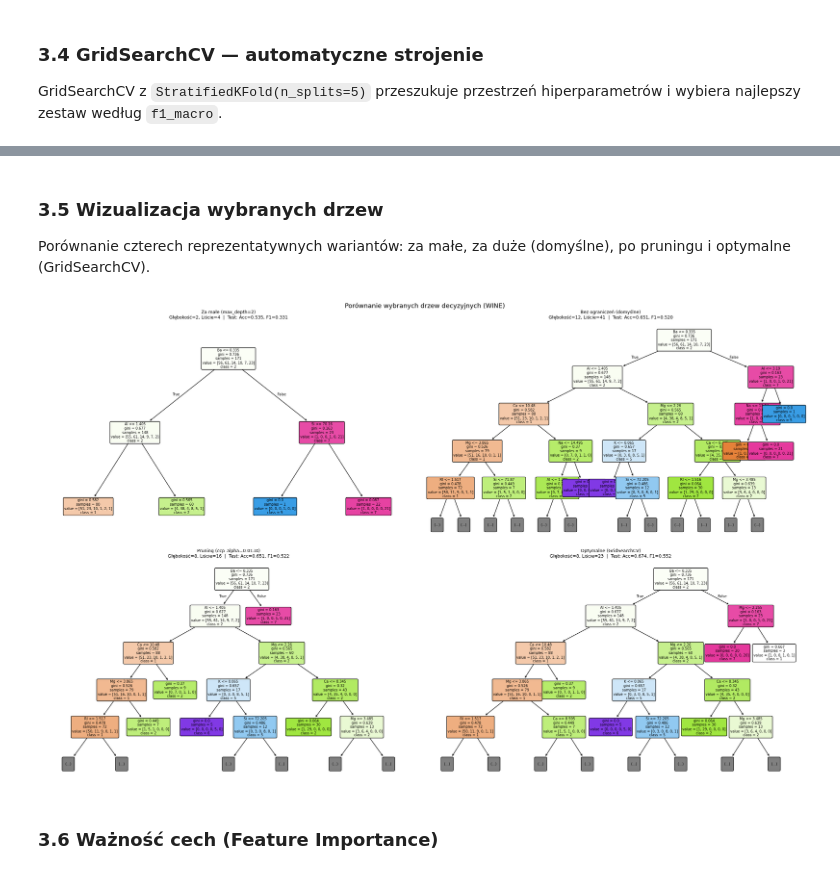
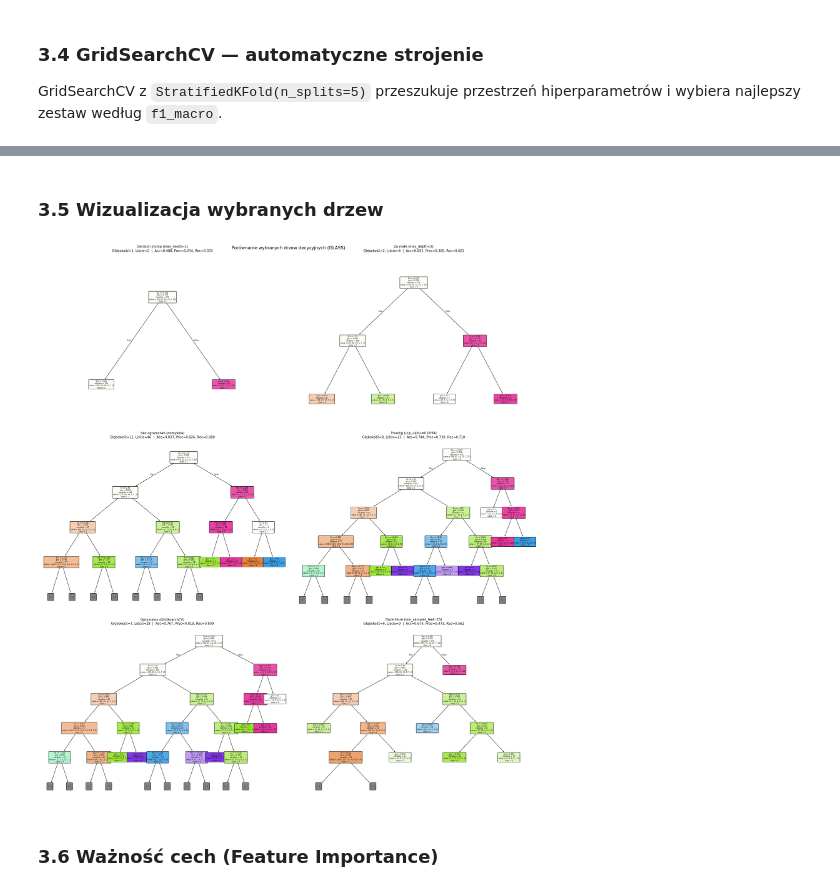
Before and after one commit to mikolaj-olesinski/Machine-Learning-PWR, a Jupyter notebook: lista3/lab3.ipynb, the cells around one changed output, grey strips where cells are left out. Drawn from its saved outputs; the diff is of its cells as text; code cells hidden in the pictures.

```diff
--- a/lista3/lab3.ipynb
+++ b/lista3/lab3.ipynb
@@ -447,43 +525,39 @@ Głębokość: 8, Liście: 23
 # %% [markdown]
 ### 3.5 Wizualizacja wybranych drzew
-
-Porównanie czterech reprezentatywnych wariantów: za małe, za duże (domyślne), po pruningu i optymalne (GridSearchCV).
 # %%
-clf_small  = DecisionTreeClassifier(max_depth=2, random_state=42)
-clf_pruned = DecisionTreeClassifier(ccp_alpha=best_alpha, random_state=42)
-clf_full   = DecisionTreeClassifier(random_state=42)
-
-clf_small.fit(X_train, y_train)
-clf_pruned.fit(X_train, y_train)
-clf_full.fit(X_train, y_train)
+from sklearn.base import clone
 
 tree_variants = [
-    ('Za małe (max_depth=2)',                   clf_small),
-    ('Bez ograniczeń (domyślne)',               clf_full),
-    (f'Pruning (ccp_alpha={best_alpha:.4f})',   clf_pruned),
-    ('Optymalne (GridSearchCV)',                clf_best),
+    ('Decision stump (max_depth=1)',          DecisionTreeClassifier(max_depth=1),                2),
+    ('Za małe (max_depth=2)',                 DecisionTreeClassifier(max_depth=2),                3),
+    ('Bez ograniczeń (domyślne)',             DecisionTreeClassifier(),                           3),
+    (f'Pruning (ccp_alpha={best_alpha:.4f})', DecisionTreeClassifier(ccp_alpha=best_alpha),       4),
+    ('Optymalne (GridSearchCV)',              clone(grid_search.best_estimator_),                 4),
+    ('Duże liście (min_samples_leaf=15)',     DecisionTreeClassifier(min_samples_leaf=15),        4),
 ]
 
-fig, axes = plt.subplots(2, 2, figsize=(22, 14))
+fig, axes = plt.subplots(3, 2, figsize=(24, 27))
 
-for ax, (title, clf) in zip(axes.flatten(), tree_variants):
-    yp  = clf.predict(X_test)
-    f1  = f1_score(y_test, yp, average='macro', zero_division=0)
-    acc = accuracy_score(y_test, yp)
-    d   = clf.get_depth()
-    nl  = clf.get_n_leaves()
+for ax, (title, clf, show_depth) in zip(axes.flatten(), tree_variants):
+    clf.fit(X_train, y_train)
+    yp   = clf.predict(X_test)
+    acc  = accuracy_score(y_test, yp)
+    prec = precision_score(y_test, yp, average='macro', zero_division=0)
+    rec  = recall_score(y_test, yp, average='macro', zero_division=0)
+    d    = clf.get_depth()
+    nl   = clf.get_n_leaves()
     plot_tree(clf, feature_names=feature_names, class_names=class_names,
-              filled=True, rounded=True, fontsize=7, max_depth=4, ax=ax)
+              filled=True, rounded=True, fontsize=6, max_depth=show_depth, ax=ax)
     ax.set_title(
-        f'{title}\nGłębokość={d}, Liście={nl}  |  Test: Acc={acc:.3f}, F1={f1:.3f}',
-        fontsize=9
+        f'{title}\nGłębokość={d}, Liście={nl}  |  Acc={acc:.3f}, Prec={prec:.3f}, Rec={rec:.3f}',
+        fontsize=11
     )
 
-plt.suptitle('Porównanie wybranych drzew decyzyjnych (WINE)', fontsize=13)
+plt.suptitle('Porównanie wybranych drzew decyzyjnych (GLASS)', fontsize=15)
 plt.tight_layout()
 plt.show()
 # %% [output]
-[figure, old version]
+[figure, new version]
 # %% [markdown]
 ### 3.6 Ważność cech (Feature Importance)
 # %%
```
Also changed, not shown: parts of 34 cells of this notebook.
